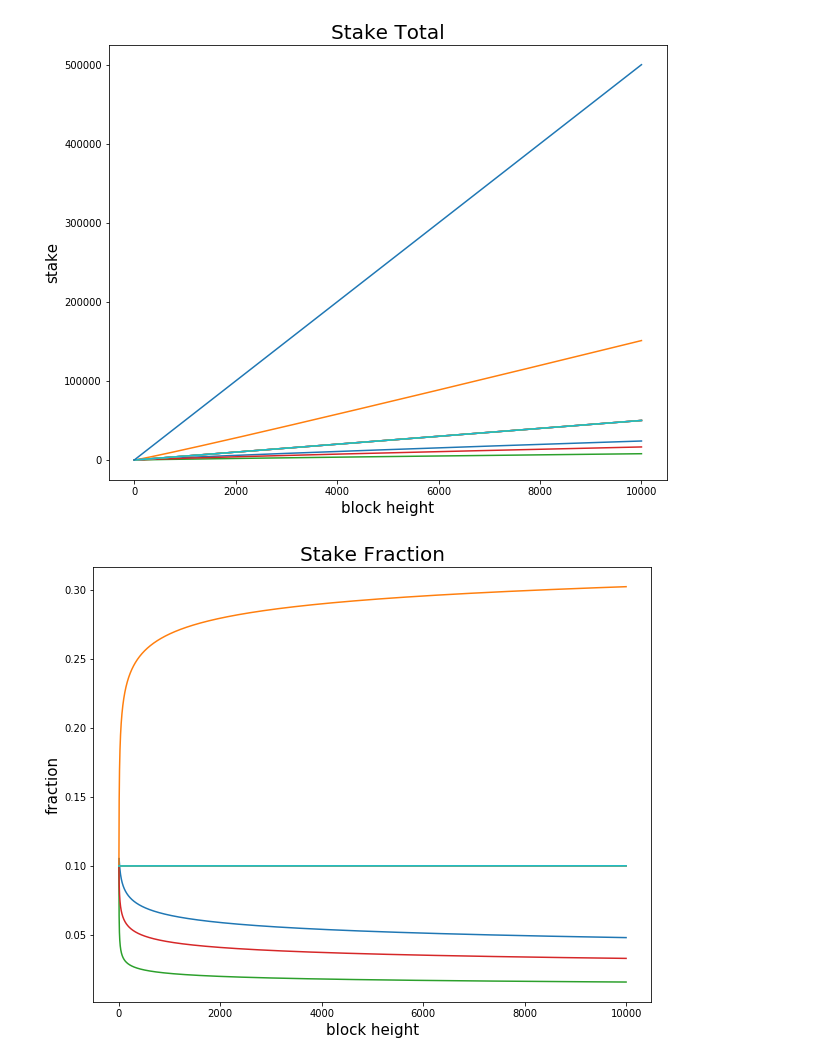
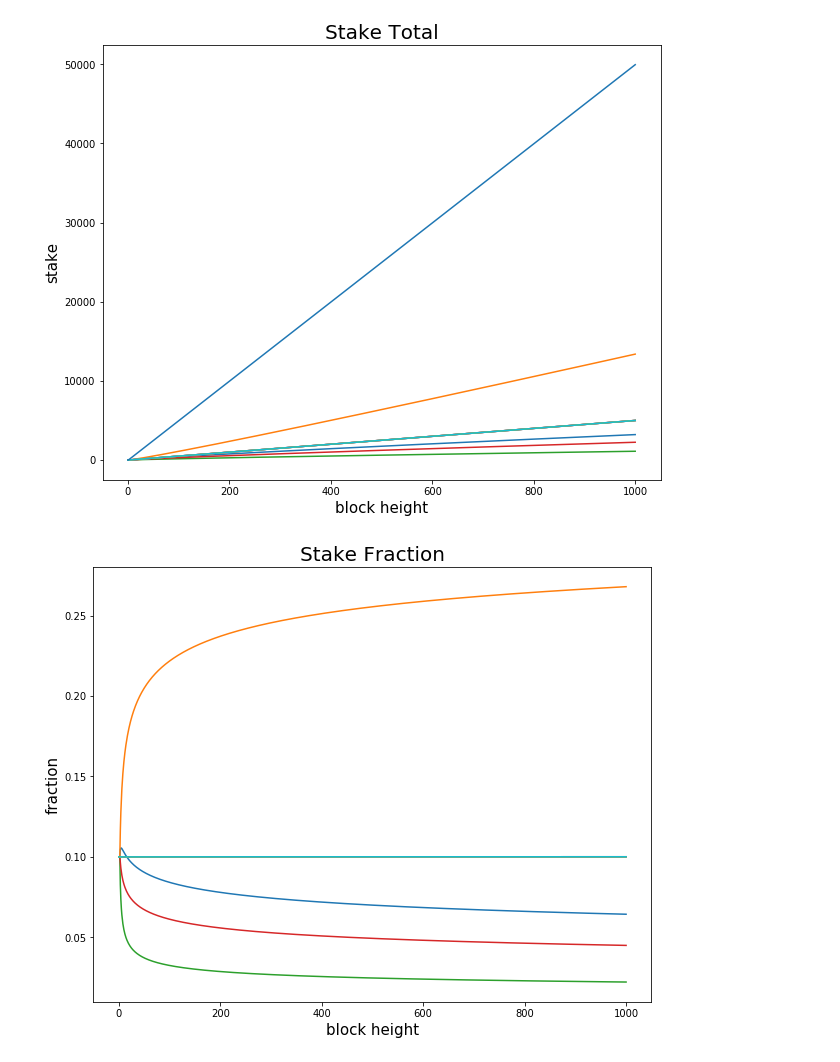
Before and after one commit to unconst/BitTensor, a Jupyter notebook: Emission testing.ipynb, the cells around one changed output. Saved outputs shown, nothing was run; the diff lists cells and outputs as text; code cells hidden in the pictures.

```diff
--- a/Emission testing.ipynb
+++ b/Emission testing.ipynb
@@ -194,7 +194,7 @@ edges = {'a': list(zip(['a', 'b', 'c', 'd'], [0.6, 0.1, 0.1, 0.2])),
 }
 
 # Number of EOS transactions blocks.
-blocks = 10000
+blocks = 1000
 
 # Trial statistic storage: {id} --> ([block num], [stake])
 data = {}
@@ -242,6 +242,7 @@ for k in nodes:
     plt.plot(data[k][0], [a/b for a,b in list(zip(data[k][1], data['total'][1]))])
 
 print ('Matrix Attributions:', str_arr(matrix_approximation(blocks, nodes, edges)))
+print ('Totals:', str_arr([data[k][1][-1] for k in nodes]))
 print ('Trial Attributions:', str_arr([data[k][1][-1]/data['total'][1][-1] for k in nodes]))
 # %% [output]
 Initial stake:  [1. 1. 1. 1. 1. 1. 1. 1. 1. 1.]
@@ -261,2 +263,2 @@ Trial Attributions: 0.04813 0.30215 0.01598 0.03309 0.10011 0.10011 0.10011 0.10
-[figure, old version]
+[figure, new version]
-[figure, old version]
+[figure, new version]
```
Also changed, not shown: parts of 1 cell of this notebook, 1 other file.
